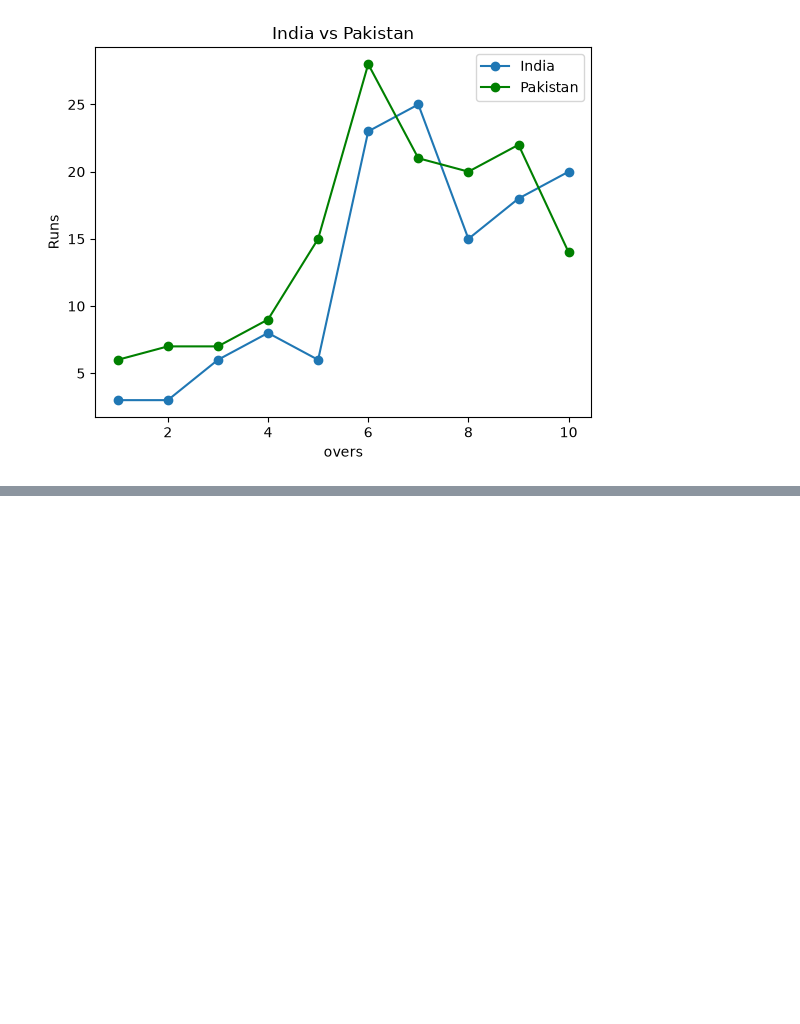
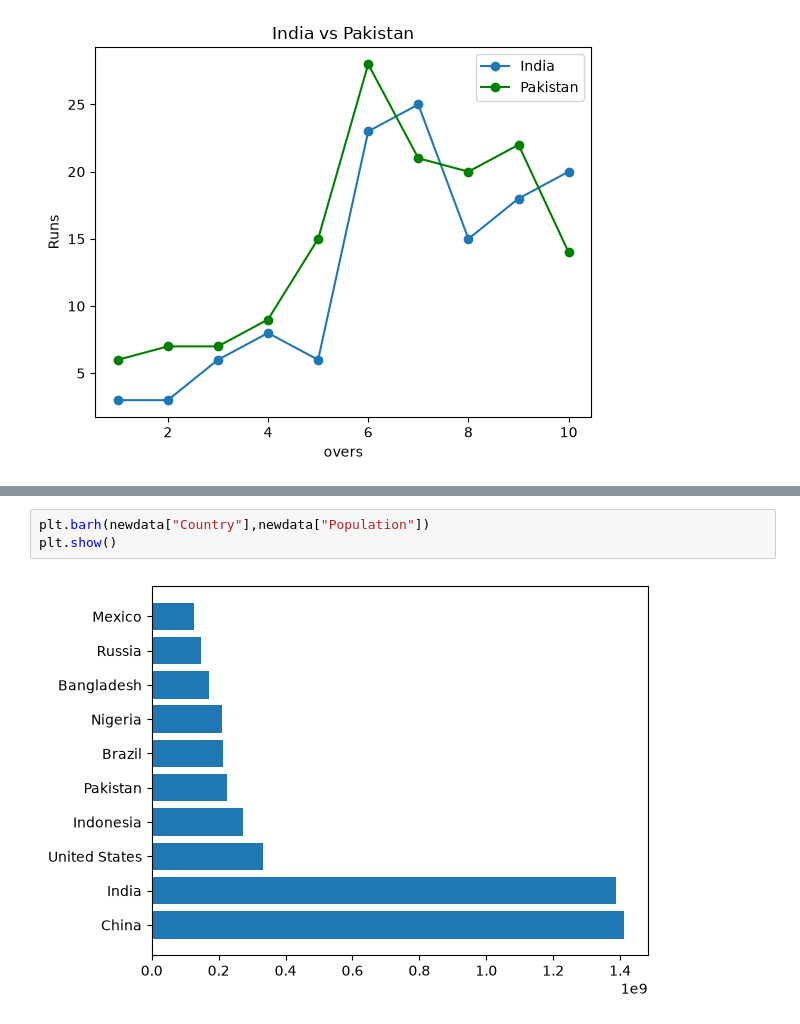
Before and after one commit to faheembashir/Analytics, a Jupyter notebook: Matplotlib/index.ipynb, the cells around one changed output, grey strips where cells are left out. Saved outputs shown, nothing was run; the diff lists cells and outputs as text; blank space fills up the shorter version.

```diff
--- a/Matplotlib/index.ipynb
+++ b/Matplotlib/index.ipynb
@@ -63,0 +91,5 @@ plt.show()
+# %%
+plt.barh(newdata["Country"],newdata["Population"])
+plt.show()
+# %% [output]
+[figure, added]
```
Also changed, not shown: parts of 25 cells of this notebook.
